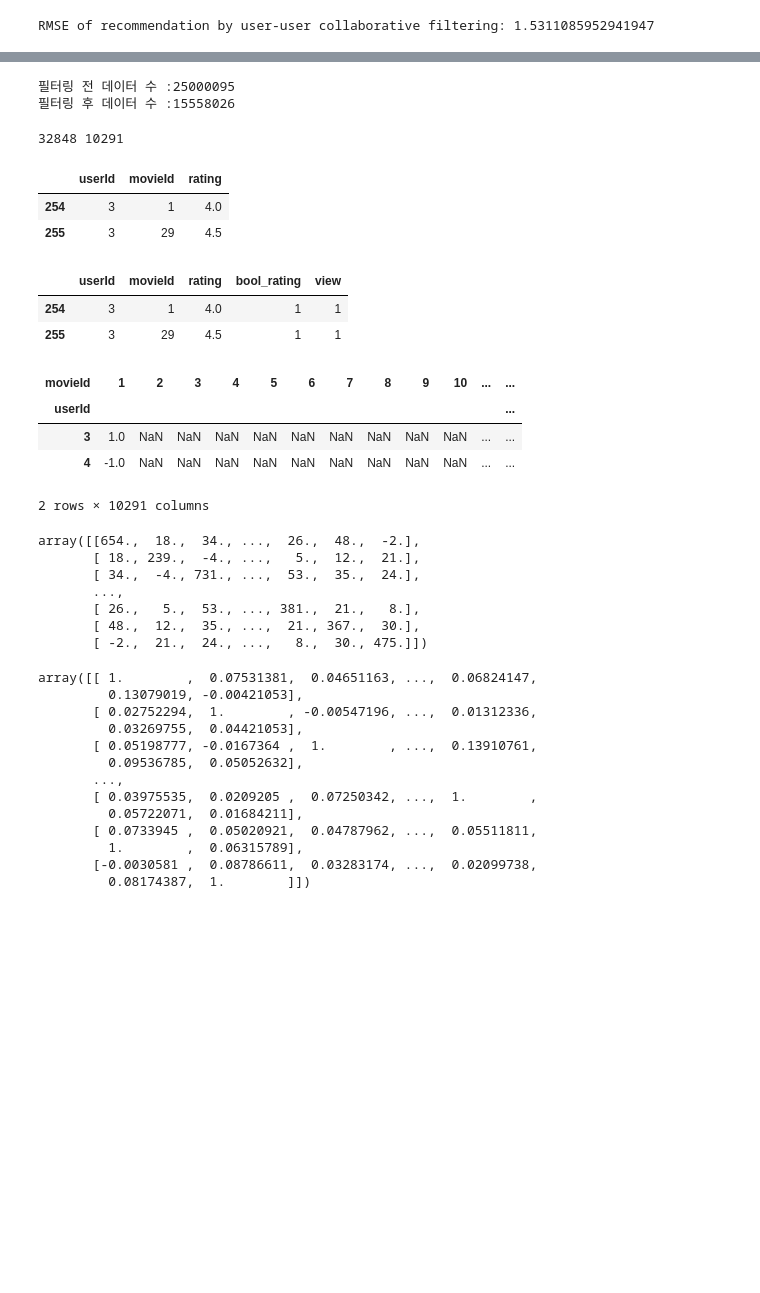
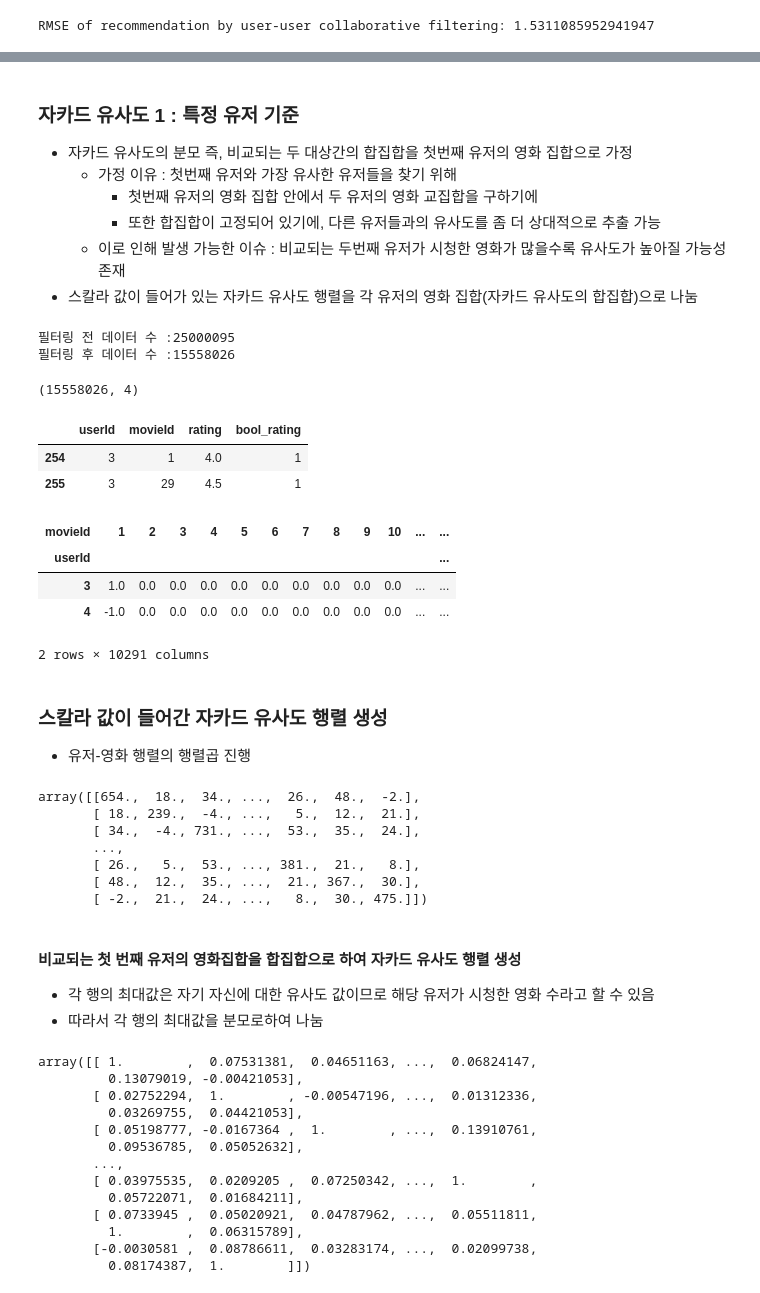
Before and after one commit to aeea-0605/e-commerce-analysis-repo, a Jupyter notebook: movie_recommendation/01_collaborative_filtering_model.ipynb, the cells around one changed output, grey strips where cells are left out. Drawn from its saved outputs; the diff is of its cells as text; code cells hidden in the pictures; blank space fills up the shorter version.

```diff
--- a/movie_recommendation/01_collaborative_filtering_model.ipynb
+++ b/movie_recommendation/01_collaborative_filtering_model.ipynb
@@ -417,3 +399,11 @@ RMSE of recommendation by user-user collaborative filtering: 1.5311085952941947
+# %% [markdown]
+### 자카드 유사도 1 : 특정 유저 기준
+- 자카드 유사도의 분모 즉, 비교되는 두 대상간의 합집합을 첫번째 유저의 영화 집합으로 가정
+    - 가정 이유 : 첫번째 유저와 가장 유사한 유저들을 찾기 위해
+        - 첫번째 유저의 영화 집합 안에서 두 유저의 영화 교집합을 구하기에
+        - 또한 합집합이 고정되어 있기에, 다른 유저들과의 유사도를 좀 더 상대적으로 추출 가능
+    - 이로 인해 발생 가능한 이슈 : 비교되는 두번째 유저가 시청한 영화가 많을수록 유사도가 높아질 가능성 존재
+- 스칼라 값이 들어가 있는 자카드 유사도 행렬을 각 유저의 영화 집합(자카드 유사도의 합집합)으로 나눔
 # %%
 rating_df = pd.read_csv('data/ratings.csv')
 
@@ -423,33 +413,27 @@ del rating_df
 # %% [output]
 필터링 전 데이터 수 :25000095
 필터링 후 데이터 수 :15558026
-# %%
-# 유저-영화 행렬
-print(filtered_df.userId.nunique(), filtered_df.movieId.nunique())
-filtered_df.head(2)
-# %% [output]
-32848 10291
-|  | userId | movieId | rating |
-| 254 | 3 | 1 | 4.0 |
-| 255 | 3 | 29 | 4.5 |
 # %%
+# 긍정, 부정을 표현하는 변수 생성
 filtered_df['bool_rating'] = filtered_df['rating'].map(lambda x: 1 if x >= 4.0 else -1)
-filtered_df['view'] = 1
+
+print(filtered_df.shape)
+filtered_df.head(2)
+# %% [output]
+(15558026, 4)
+|  | userId | movieId | rating | bool_rating |
+| 254 | 3 | 1 | 4.0 | 1 |
+| 255 | 3 | 29 | 4.5 | 1 |
-# %%
-filtered_df.head(2)
-# %% [output]
-|  | userId | movieId | rating | bool_rating | view |
-| 254 | 3 | 1 | 4.0 | 1 | 1 |
-| 255 | 3 | 29 | 4.5 | 1 | 1 |
 # %%
+# 결측값을 0으로 대체하여 시청안함을 0으로 만듦
 jacc_pivot_df = (
     pd.pivot_table(data=filtered_df, index='userId', columns='movieId', values='bool_rating')
-)
+).fillna(0)
 
 jacc_pivot_df.head(2)
 # %% [output]
 | movieId | 1 | 2 | 3 | 4 | 5 | 6 | 7 | 8 | 9 | 10 | ... | ... |
 | userId |  |  |  |  |  |  |  |  |  |  |  | ... |
-| 3 | 1.0 | NaN | NaN | NaN | NaN | NaN | NaN | NaN | NaN | NaN | ... | ... |
-| 4 | -1.0 | NaN | NaN | NaN | NaN | NaN | NaN | NaN | NaN | NaN | ... | ... |
+| 3 | 1.0 | 0.0 | 0.0 | 0.0 | 0.0 | 0.0 | 0.0 | 0.0 | 0.0 | 0.0 | ... | ... |
+| 4 | -1.0 | 0.0 | 0.0 | 0.0 | 0.0 | 0.0 | 0.0 | 0.0 | 0.0 | 0.0 | ... | ... |
 2 rows × 10291 columns
@@ -458,3 +440,6 @@ jacc_pivot_df = jacc_pivot_df.fillna(0)
+# %% [markdown]
+### 스칼라 값이 들어간 자카드 유사도 행렬 생성
+- 유저-영화 행렬의 행렬곱 진행
 # %%
 jaccard_matrix = jacc_pivot_df.values @ jacc_pivot_df.T.values
 jaccard_matrix
@@ -466,4 +451,8 @@ array([[654.,  18.,  34., ...,  26.,  48.,  -2.],
        [ 26.,   5.,  53., ..., 381.,  21.,   8.],
        [ 48.,  12.,  35., ...,  21., 367.,  30.],
        [ -2.,  21.,  24., ...,   8.,  30., 475.]])
+# %% [markdown]
+#### 비교되는 첫 번째 유저의 영화집합을 합집합으로 하여 자카드 유사도 행렬 생성
+- 각 행의 최대값은 자기 자신에 대한 유사도 값이므로 해당 유저가 시청한 영화 수라고 할 수 있음
+- 따라서 각 행의 최대값을 분모로하여 나눔
 # %%
```
Also changed, not shown: parts of 65 cells of this notebook.
